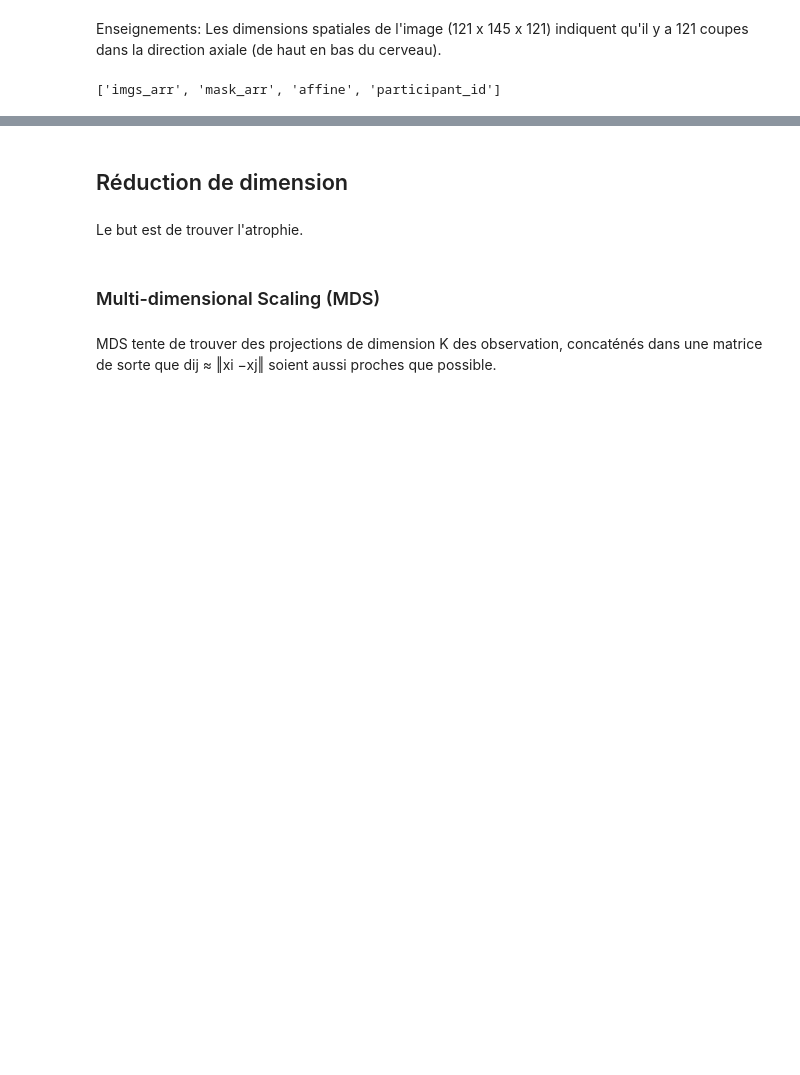
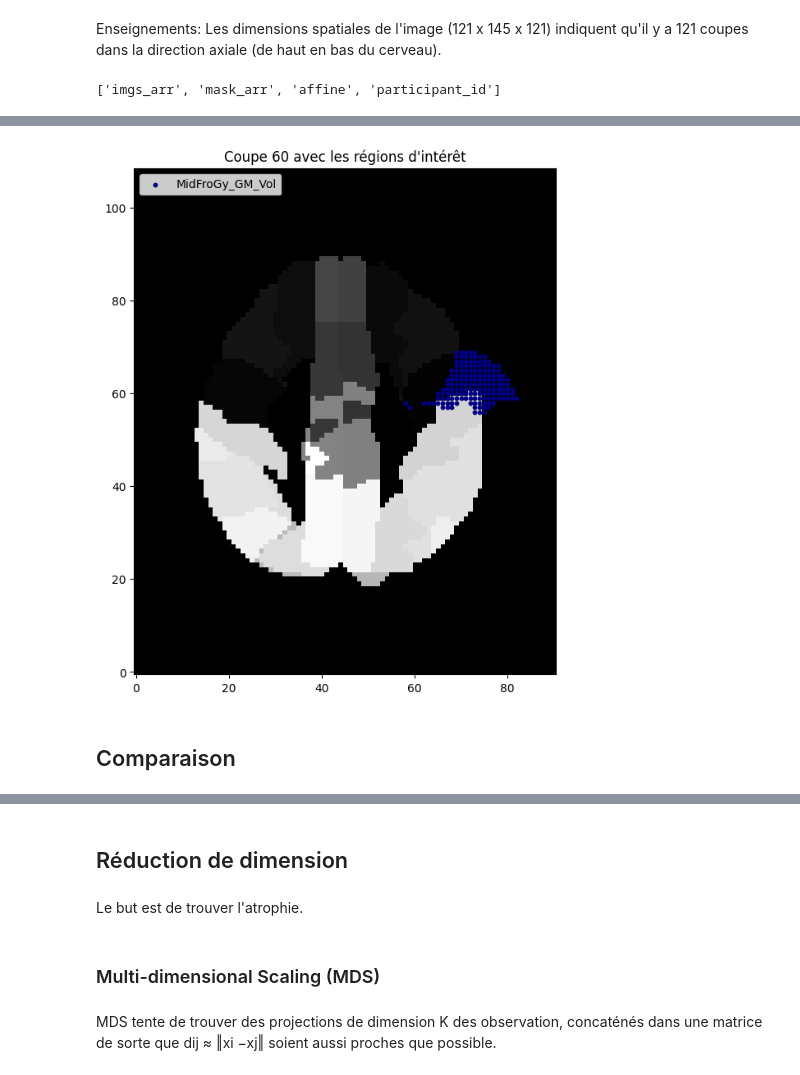
Before and after one commit to lucasvazelle/schizophrenie_matiere_grise, a Jupyter notebook: etape_3_traitement_et_modelisation_table_vbm.ipynb, the cells around one changed output, grey strips where cells are left out. Saved outputs shown, nothing was run; the diff lists cells and outputs as text; code cells hidden in the pictures; blank space fills up the shorter version.

```diff
--- a/etape_3_traitement_et_modelisation_table_vbm.ipynb
+++ b/etape_3_traitement_et_modelisation_table_vbm.ipynb
@@ -51,2 +43,6 @@ train_vbm = np.load("data/train_vbm.npz",  allow_pickle=True)
+# %%
+
+img = nib.load('ROI_MNI_V7.nii')
+data = img.get_fdata()
 # %% [markdown]
 # Exploration
@@ -546,0 +189,36 @@ control_indices = participants.index[participants['diagnosis'] == 'control'].tol
+# %%
+
+# Exemple de région_table avec les régions à afficher
+region_table = {
+    'MidFroGy_GM_Vol': 5,
+
+}
+
+# Créer une couleur différente pour chaque région
+colors = plt.cm.jet(np.linspace(0, 1, len(region_table)))
+
+# Choisir une coupe spécifique (exemple: coupe 60 sur l'axe z)
+slice_idx = 60
+slice_data = data[:, :, slice_idx]
+
+# Visualiser la coupe
+fig, ax = plt.subplots(figsize=(8, 8))
+ax.imshow(slice_data.T, cmap='gray', origin='lower')
+ax.set_title(f"Coupe {slice_idx} avec les régions d'intérêt")
+
+# Superposer les régions d'intérêt sur l'image
+for i, (region_name, region_id) in enumerate(region_table.items()):
+    # Supprimer l'activation de la région correspondante dans l'image
+    region_coords = np.where(slice_data == region_id)
+
+    # Afficher la région (surimpression avec une couleur)
+    ax.scatter(region_coords[1], region_coords[0], c=[colors[i]], s=10, label=region_name)
+
+# Ajouter une légende
+ax.legend(loc='upper left', fontsize=10)
+
+plt.show()
+# %% [output]
+[figure, added]
+# %% [markdown]
+## Comparaison
```
Also changed, not shown: parts of 23 cells of this notebook, 21 other files.
